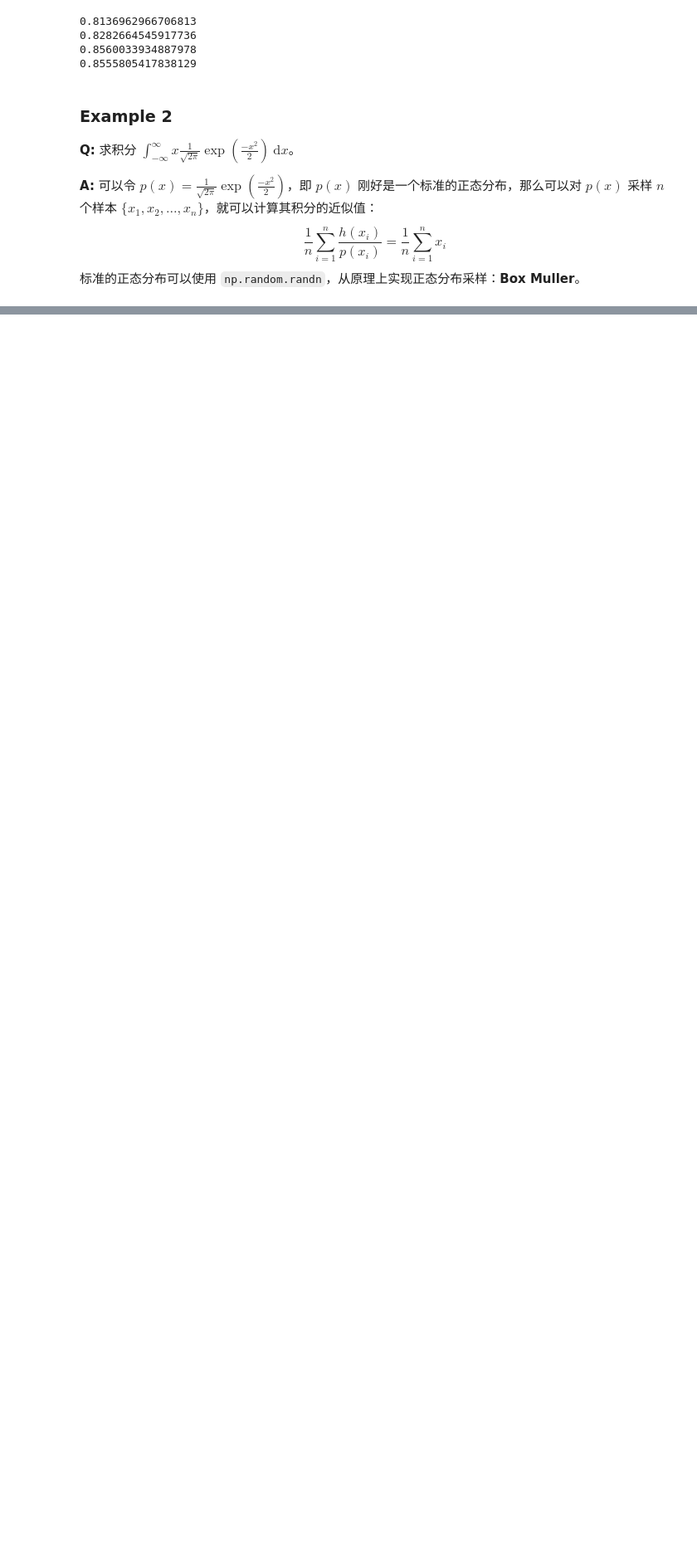
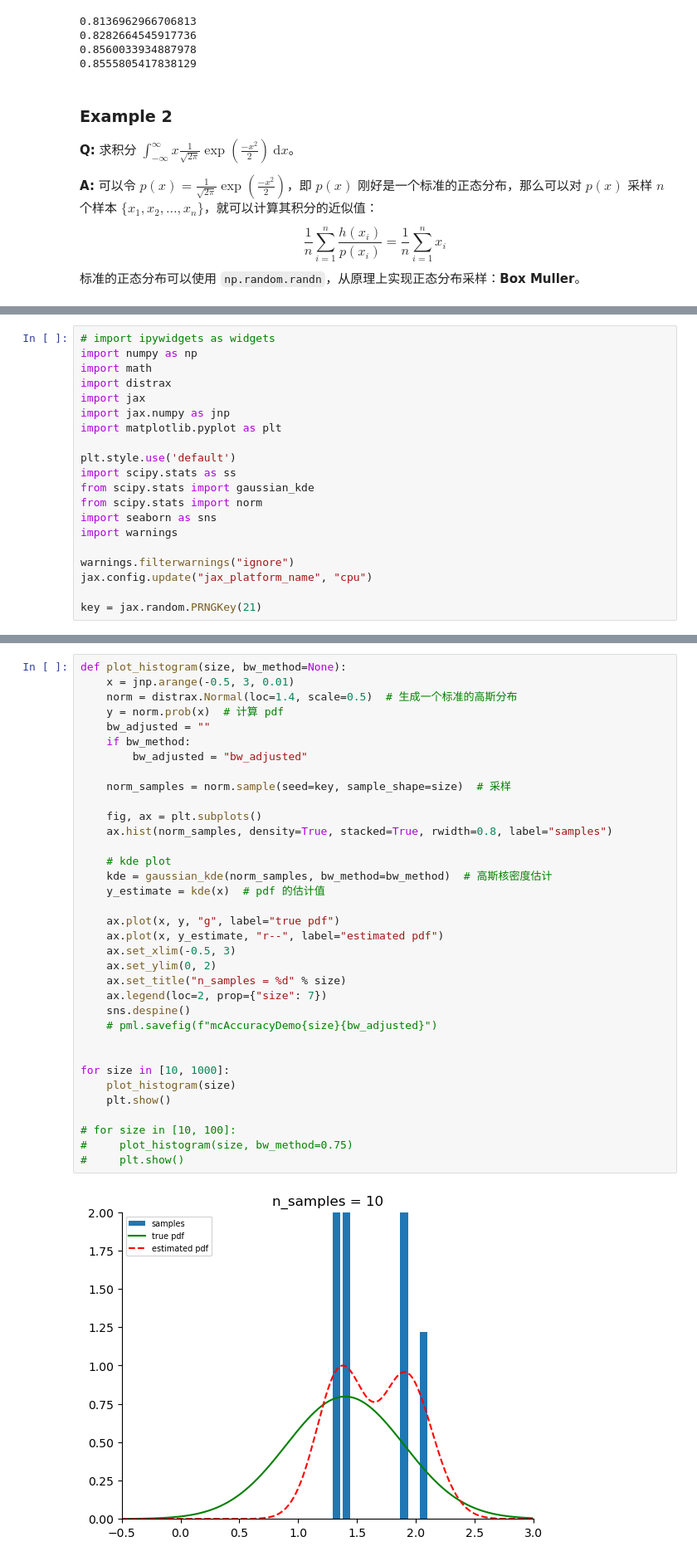
Before and after one commit to PythonBzyy/Machine-Learning, a Jupyter notebook: My Machine Learning/Monte Carlo/MonteCarlo.ipynb, the cells around one changed output, grey strips where cells are left out. Shown: that part at 83% size. Drawn from its saved outputs; the diff is of its cells as text; blank space fills up the shorter version.

```diff
--- a/My Machine Learning/Monte Carlo/MonteCarlo.ipynb
+++ b/My Machine Learning/Monte Carlo/MonteCarlo.ipynb
@@ -92,0 +137,20 @@ $$
+# %%
+# import ipywidgets as widgets
+import numpy as np
+import math
+import distrax
+import jax
+import jax.numpy as jnp
+import matplotlib.pyplot as plt
+
+plt.style.use('default')
+import scipy.stats as ss
+from scipy.stats import gaussian_kde
+from scipy.stats import norm
+import seaborn as sns
+import warnings
+
+warnings.filterwarnings("ignore")
+jax.config.update("jax_platform_name", "cpu")
+
+key = jax.random.PRNGKey(21)
@@ -92,0 +159,37 @@ $$
+# %%
+def plot_histogram(size, bw_method=None):
+    x = jnp.arange(-0.5, 3, 0.01)
+    norm = distrax.Normal(loc=1.4, scale=0.5)  # 生成一个标准的高斯分布
+    y = norm.prob(x)  # 计算 pdf
+    bw_adjusted = ""
+    if bw_method:
+        bw_adjusted = "bw_adjusted"
+
+    norm_samples = norm.sample(seed=key, sample_shape=size)  # 采样
+
+    fig, ax = plt.subplots()
+    ax.hist(norm_samples, density=True, stacked=True, rwidth=0.8, label="samples")
+
+    # kde plot
+    kde = gaussian_kde(norm_samples, bw_method=bw_method)  # 高斯核密度估计
+    y_estimate = kde(x)  # pdf 的估计值
+
+    ax.plot(x, y, "g", label="true pdf")
+    ax.plot(x, y_estimate, "r--", label="estimated pdf")
+    ax.set_xlim(-0.5, 3)
+    ax.set_ylim(0, 2)
+    ax.set_title("n_samples = %d" % size)
+    ax.legend(loc=2, prop={"size": 7})
+    sns.despine()
+    # pml.savefig(f"mcAccuracyDemo{size}{bw_adjusted}")
+
+
+for size in [10, 1000]:
+    plot_histogram(size)
+    plt.show()
+
+# for size in [10, 100]:
+#     plot_histogram(size, bw_method=0.75)
+#     plt.show()
+# %% [output]
+[figure, added]
```
Also changed, not shown: parts of 21 cells of this notebook, 1 other file.
